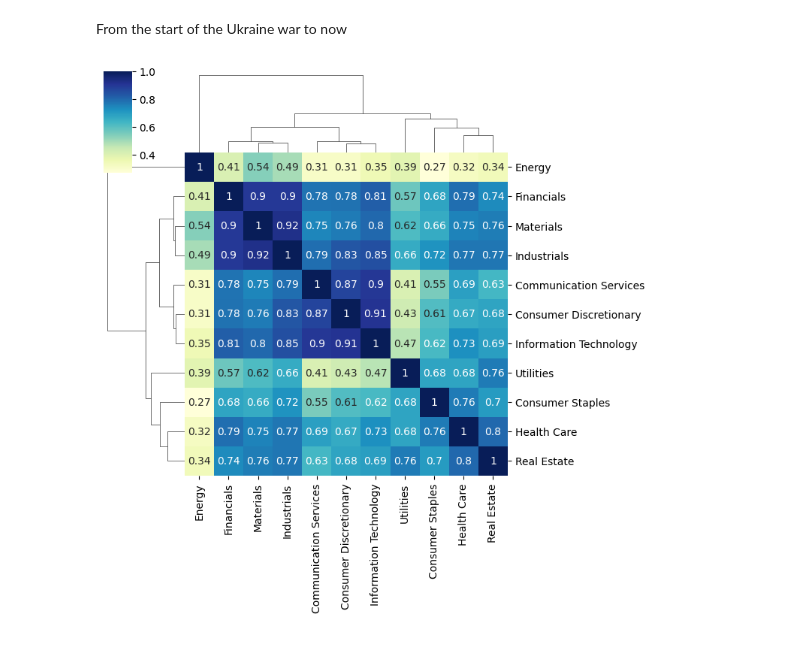
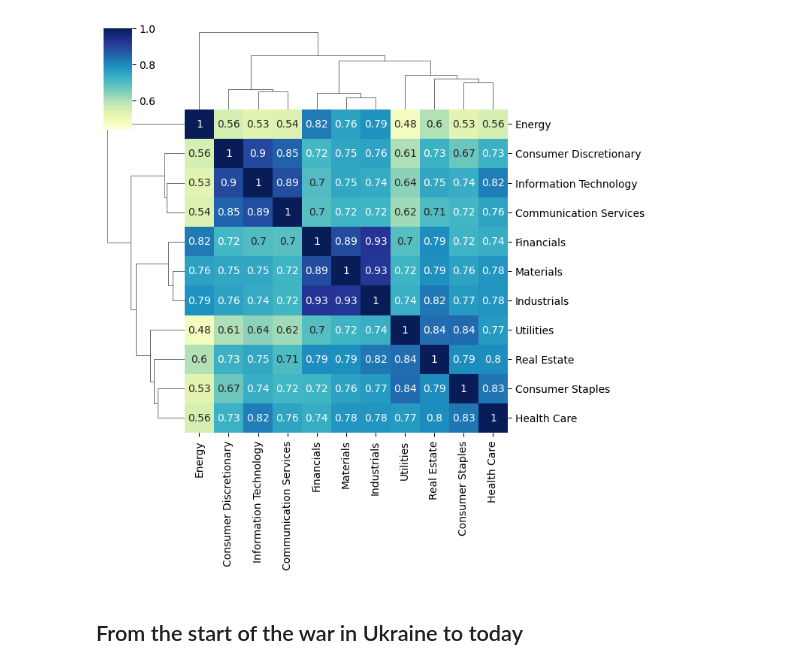
Before and after one commit to FilippoCaramatti/Sectors_Factors, a Jupyter notebook: Sectors_factors.ipynb, the cells around one changed output. Cells and saved outputs as stored; diff of their text form; code cells hidden in the pictures.

```diff
--- a/Sectors_factors.ipynb
+++ b/Sectors_factors.ipynb
@@ -77,9 +122,8 @@ sns.clustermap(correlation_covid, cmap="YlGnBu", annot=True, figsize=(7.5, 7.5))
+# %%
+cluster_analysis('2020-01-31', '2022-02-23', sectors_returns)
+# %% [output]
+[figure, added]
 # %% [markdown]
-From the start of the Ukraine war to now
+<a id="war"></a>
+
+## From the start of the war in Ukraine to today
-# %%
-returns_war = returns.loc['2022-02-24':]
-correlation_war = returns_war.corr()
-
-cmap_war = sns.clustermap(correlation_war, cmap="YlGnBu", annot=True, figsize=(7.5, 7.5))
-# %% [output]
-[figure, removed]
```
Also changed, not shown: parts of 20 cells of this notebook.
